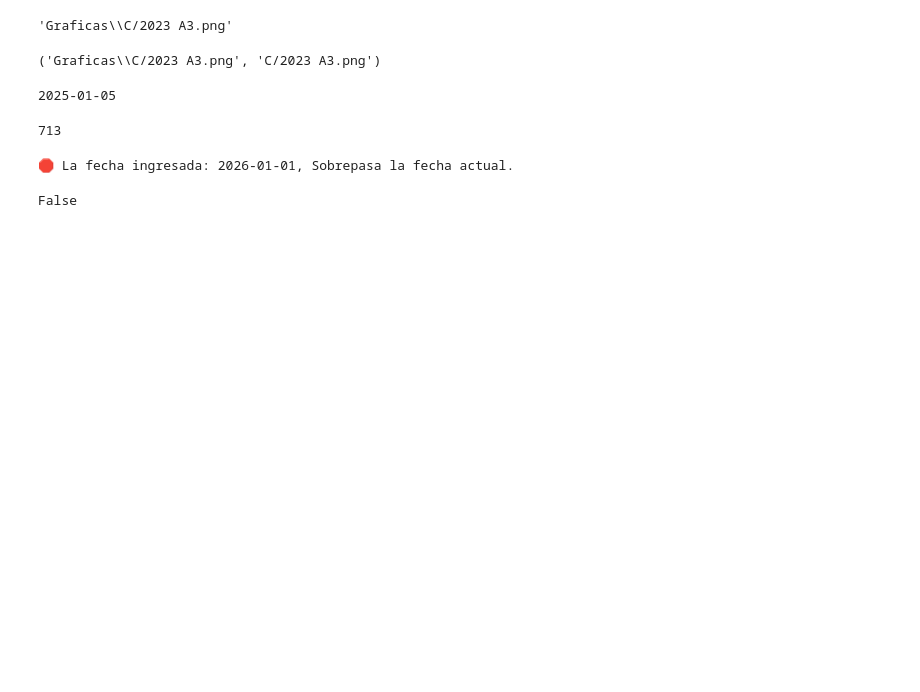
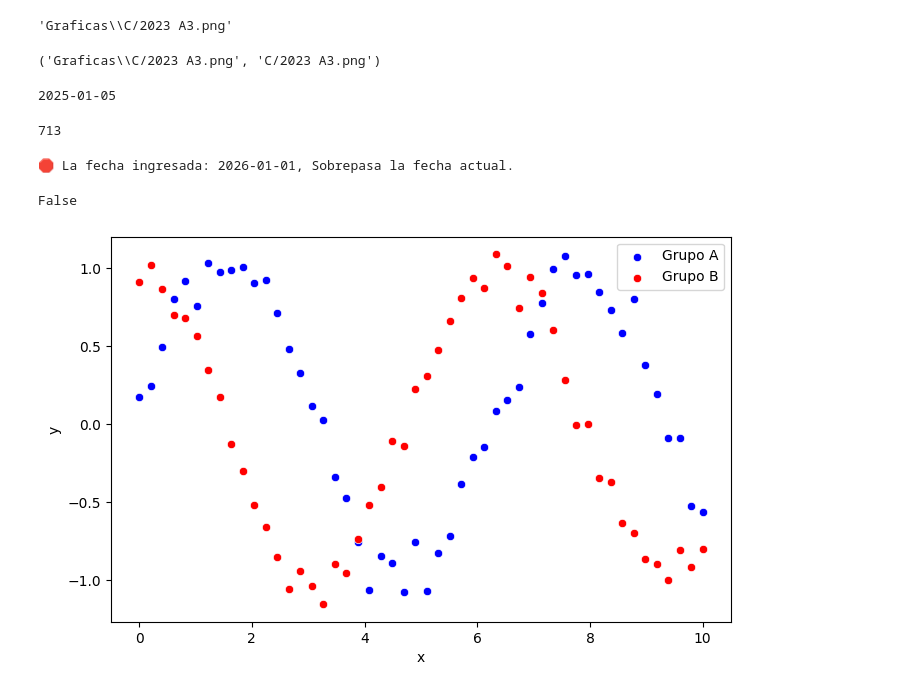
Before and after one commit to sperezp23/Analizador_de_cometas, a Jupyter notebook: Ensayos/Lista_Cometas_Cobs.ipynb, the cells around one changed output. Saved outputs shown, nothing was run; the diff lists cells and outputs as text; code cells hidden in the pictures; blank space fills up the shorter version.

Commit message:
Update: 'Graficar estáticas usando Seaborg'

```diff
--- a/Ensayos/Lista_Cometas_Cobs.ipynb
+++ b/Ensayos/Lista_Cometas_Cobs.ipynb
@@ -109,3 +109,27 @@ verificar_fecha('2026-01-01')
 # %% [output]
 🛑 La fecha ingresada: 2026-01-01, Sobrepasa la fecha actual.
 False
+# %%
+import seaborn as sns
+import matplotlib.pyplot as plt
+import pandas as pd
+import numpy as np
+
+# Datos de ejemplo
+np.random.seed(0)
+df1 = pd.DataFrame({"x": np.linspace(0, 10, 50), "y": np.sin(np.linspace(0, 10, 50)) + np.random.normal(0, 0.1, 50)})
+df2 = pd.DataFrame({"x": np.linspace(0, 10, 50), "y": np.cos(np.linspace(0, 10, 50)) + np.random.normal(0, 0.1, 50)})
+
+# Crear figura
+fig, ax = plt.subplots(figsize=(8, 5))
+
+# Graficar ambos datasets en los mismos ejes
+sns.scatterplot(data=df1, x="x", y="y", ax=ax, label="Grupo A", color="blue")
+sns.scatterplot(data=df2, x="x", y="y", ax=ax, label="Grupo B", color="red")
+
+# Personalizar leyenda
+ax.legend()
+
+plt.show()
+# %% [output]
+[figure, added]
```
Also changed, not shown: parts of 2 cells of this notebook, 6 other files.
